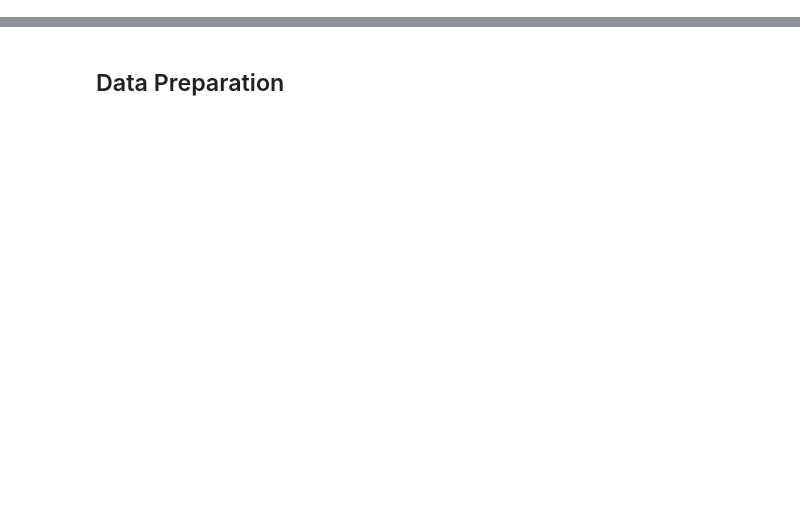
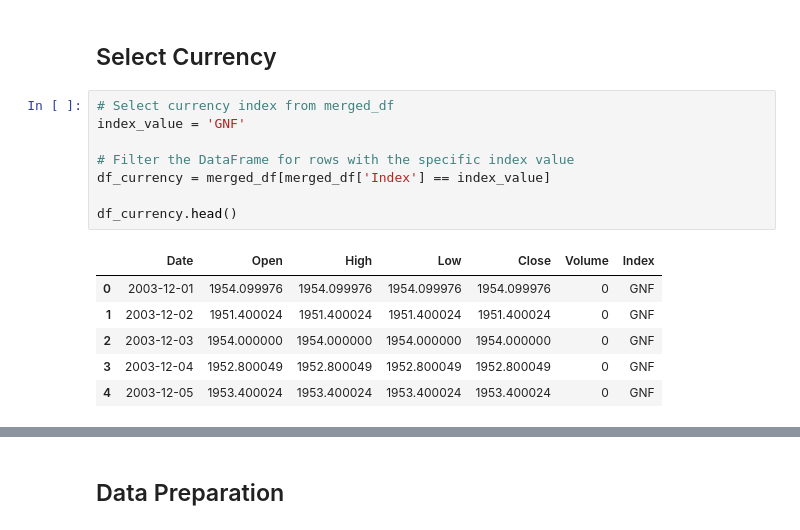
Before and after one commit to Stefan-Kniejski/Project-4-Group-2, a Jupyter notebook: Analysis/linear_regression_currency.ipynb, the cells around one changed output, grey strips where cells are left out. Drawn from its saved outputs; the diff is of its cells as text; blank space fills up the shorter version.

```diff
--- a/Analysis/linear_regression_currency.ipynb
+++ b/Analysis/linear_regression_currency.ipynb
@@ -26,0 +42,17 @@ df_currency.head()
+# %% [markdown]
+## Select Currency
+# %%
+# Select currency index from merged_df
+index_value = 'GNF'
+
+# Filter the DataFrame for rows with the specific index value
+df_currency = merged_df[merged_df['Index'] == index_value]
+
+df_currency.head()
+# %% [output]
+|  | Date | Open | High | Low | Close | Volume | Index |
+| 0 | 2003-12-01 | 1954.099976 | 1954.099976 | 1954.099976 | 1954.099976 | 0 | GNF |
+| 1 | 2003-12-02 | 1951.400024 | 1951.400024 | 1951.400024 | 1951.400024 | 0 | GNF |
+| 2 | 2003-12-03 | 1954.000000 | 1954.000000 | 1954.000000 | 1954.000000 | 0 | GNF |
+| 3 | 2003-12-04 | 1952.800049 | 1952.800049 | 1952.800049 | 1952.800049 | 0 | GNF |
+| 4 | 2003-12-05 | 1953.400024 | 1953.400024 | 1953.400024 | 1953.400024 | 0 | GNF |
```
Also changed, not shown: parts of 18 cells of this notebook, 1 other file.
